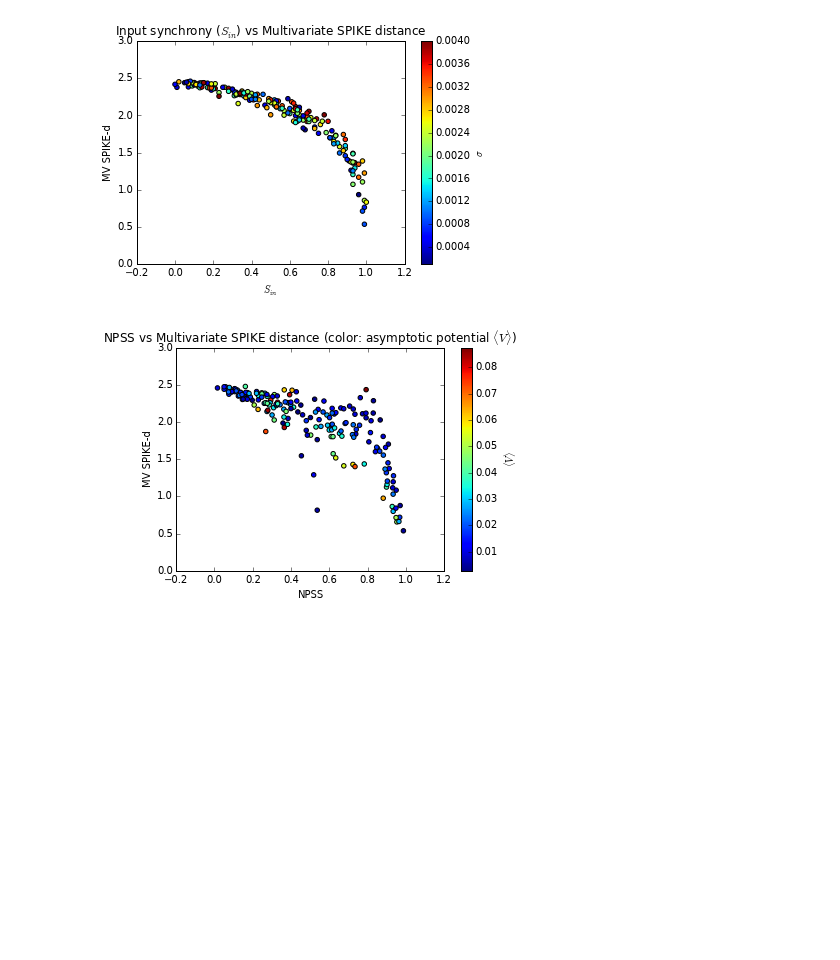
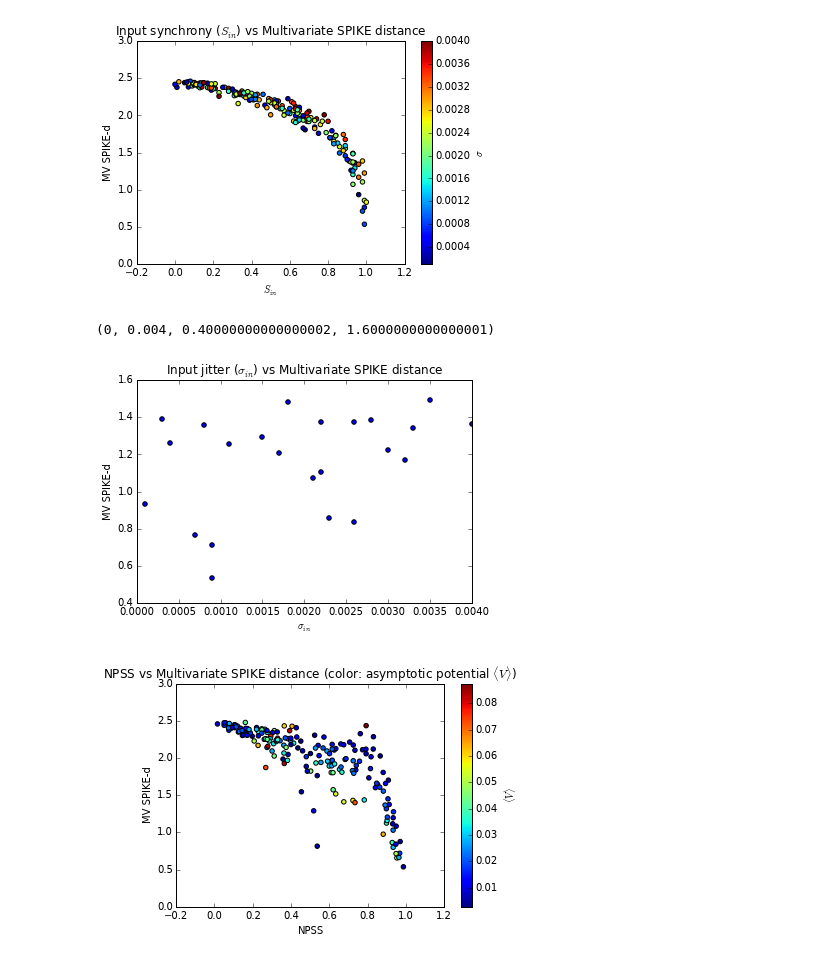
Before and after one commit to achilleas-k/slope-vs-dist-brian, a Jupyter notebook: Simulation data.ipynb, the cells around one changed output. Saved outputs shown, nothing was run; the diff lists cells and outputs as text; code cells hidden in the pictures; blank space fills up the shorter version.

```diff
--- a/Simulation data.ipynb
+++ b/Simulation data.ipynb
@@ -179,6 +188,25 @@ ylabel("MV SPIKE-d")
 cbar.set_label("$\sigma$")
 # %% [output]
 [figure]
+# %%
+# plot kreuz versus jitter for high synchrony (> 0.9)
+kreuz = []
+synchs = []
+jitters = []
+for conf, res in zip(configs_j, results_j):
+    kr_t = res["kr_times"]
+    kr_d = res["kr_dists"]
+    if conf["S_in"] > 0.9:
+        kreuz.append(trapz(kr_d, kr_t))
+        jitters.append(float(conf["sigma"]))
+scatter(jitters, kreuz)
+title("Input jitter ($\sigma_{in}$) vs Multivariate SPIKE distance")
+xlabel("$\sigma_{in}$")
+ylabel("MV SPIKE-d")
+axis(xmin=0, xmax=0.004)
+# %% [output]
+(0, 0.004, 0.40000000000000002, 1.6000000000000001)
+[figure, added]
 # %%
 # gather all kreuz and npss from nojitter and plot points with colour for asymptotic potential
 mnpss = []
```
Also changed, not shown: parts of 13 cells of this notebook.
